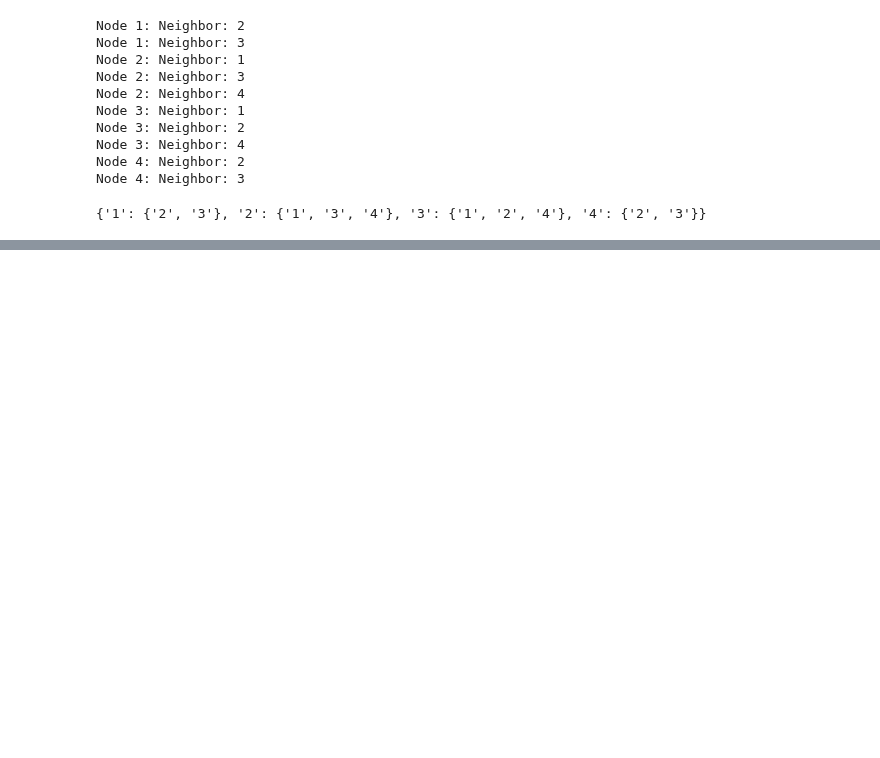
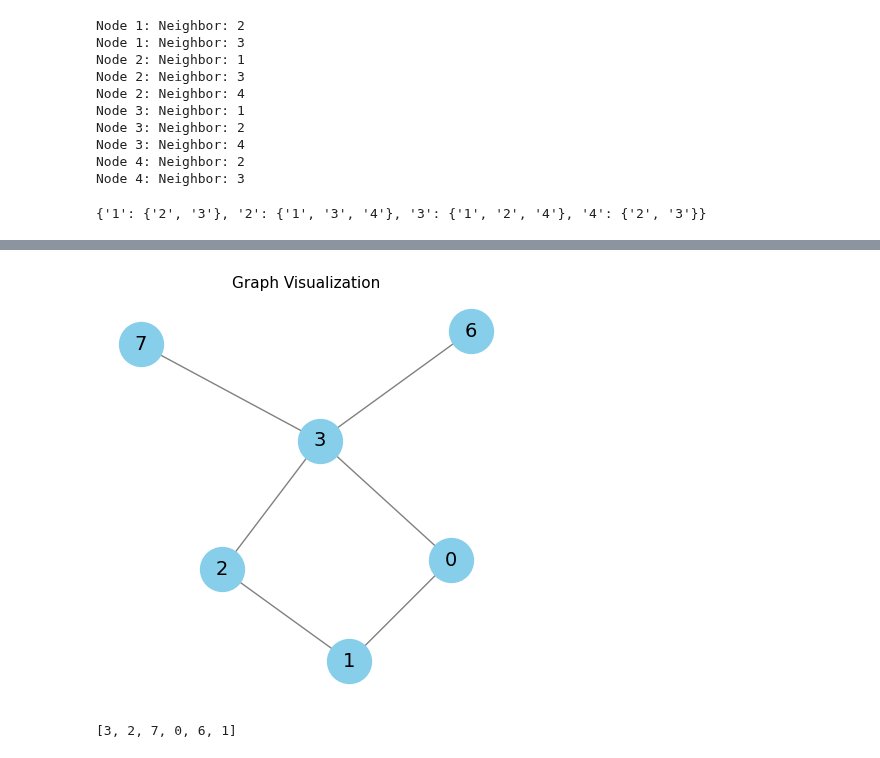
Before and after one commit to ShaunakSen/Problem-Solving-and-Algorithms, a Jupyter notebook: DSA/graphs/graph_01.ipynb, the cells around one changed output, grey strips where cells are left out. Drawn from its saved outputs; the diff is of its cells as text; code cells hidden in the pictures; blank space fills up the shorter version.

```diff
--- a/DSA/graphs/graph_01.ipynb
+++ b/DSA/graphs/graph_01.ipynb
@@ -173,0 +353,14 @@ adjacency_list
+# %%
+edgelist = [
+    (1,0), (1,2), (0,3), (2,3), (3,6), (3,7)
+]
+
+visualize_graph(edgelist)
+# %% [output]
+[figure, added]
+# %%
+g = Graph(edgelist)
+
+bfs(g, src_node=3)
+# %% [output]
+[3, 2, 7, 0, 6, 1]
```
Also changed, not shown: parts of 17 cells of this notebook.
